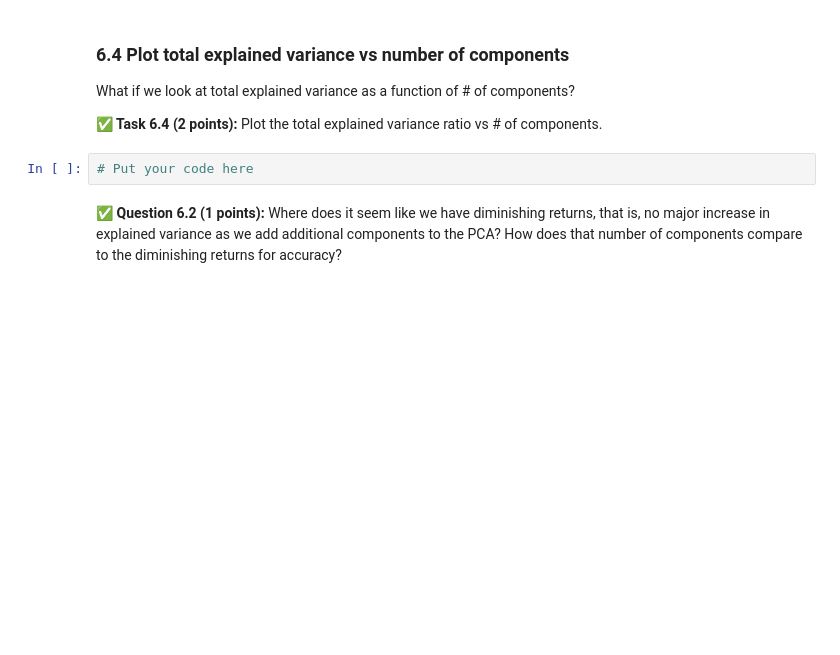
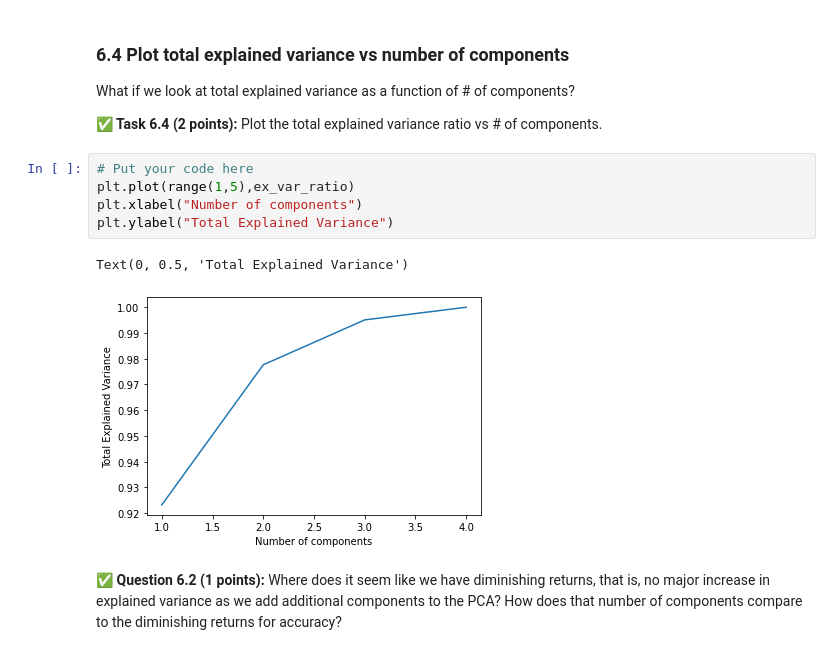
Before and after one commit to patelta2/cmse202-s21-turnin, a Jupyter notebook: hw-05/HW-05_SVMandPCA-TanmayPatel.ipynb, the cells around one changed output. Cells and saved outputs as stored; diff of their text form; blank space fills up the shorter version.

```diff
--- a/hw-05/HW-05_SVMandPCA-TanmayPatel.ipynb
+++ b/hw-05/HW-05_SVMandPCA-TanmayPatel.ipynb
@@ -429,8 +462,14 @@ Now that we have those numbers, it makes sense to look at the accuracy vs # of c
 What if we look at total explained variance as a function of # of components?
 
 **&#9989; Task 6.4 (2 points):** Plot the total explained variance ratio vs # of components.
-# %%
-# Put your code here
+# %%
+# Put your code here
+plt.plot(range(1,5),ex_var_ratio)
+plt.xlabel("Number of components")
+plt.ylabel("Total Explained Variance")
+# %% [output]
+Text(0, 0.5, 'Total Explained Variance')
+[figure, added]
 # %% [markdown]
 **&#9989; Question 6.2 (1 points):** Where does it seem like we have diminishing returns, that is, no major increase in explained variance as we add additional components to the PCA? How does that number of components compare to the diminishing returns for accuracy?
 # %% [markdown]
```
Also changed, not shown: parts of 8 cells of this notebook.
